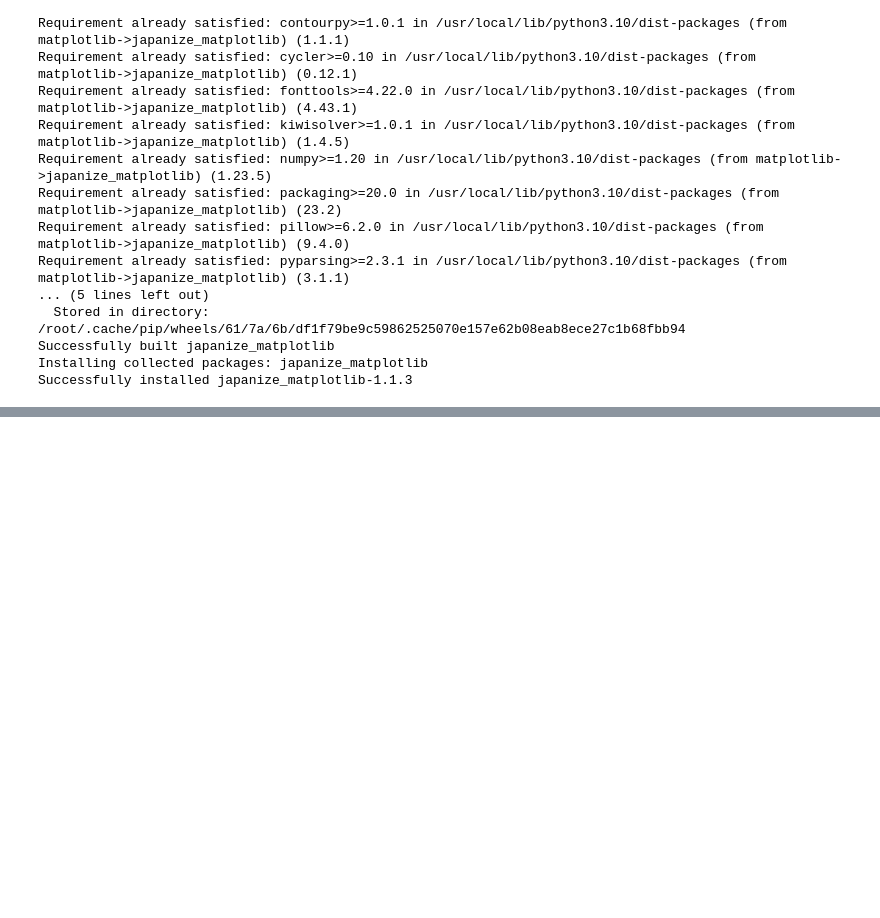
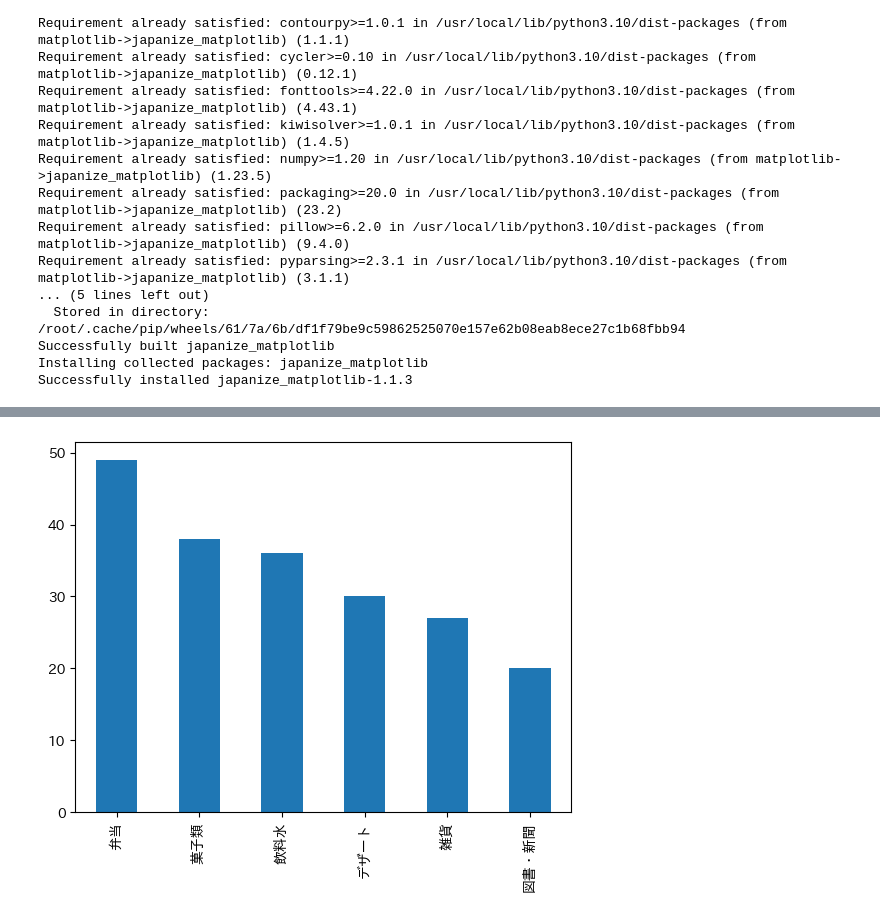
Before and after one commit to Shinji-Hamada/data-analysis-basic-kadai, a Jupyter notebook: kadai_007.ipynb, the cells around one changed output, grey strips where cells are left out. Cells and saved outputs as stored; diff of their text form; code cells hidden in the pictures; blank space fills up the shorter version.

```diff
--- a/kadai_007.ipynb
+++ b/kadai_007.ipynb
@@ -45,10 +48,6 @@ import matplotlib.pyplot as plt
 import numpy as np
 import japanize_matplotlib
 
-df = pd.merge(df, df1[['商品番号', 'カテゴリー']], how='inner', on='商品番号')
-x = np.array([1, 2, 3, 4, 5,6])
-y = np.array([49, 38, 36, 30, 27,20])
-label = ["弁当", "菓子類" , "飲料水", "デザート", "雑貨","図書・新聞"]
-plt.title("カテゴリー列のの出現頻度")
-plt.bar(x, y, tick_label=label)
+df2 = pd.merge(df, df1[['商品番号', 'カテゴリー']], how='inner', on='商品番号')
+df2.head()
 # %% [output]
@@ -56,0 +60,3 @@ plt.bar(x, y, tick_label=label)
+# %%
+df3=df2['カテゴリー'].value_counts()
+df3
@@ -57 +71,6 @@ plt.bar(x, y, tick_label=label)
+# %%
+df3.plot(kind='bar')
+plt.show()
+# %% [output]
+[figure, added]
 # %%
```
Also changed, not shown: parts of 4 cells of this notebook.
